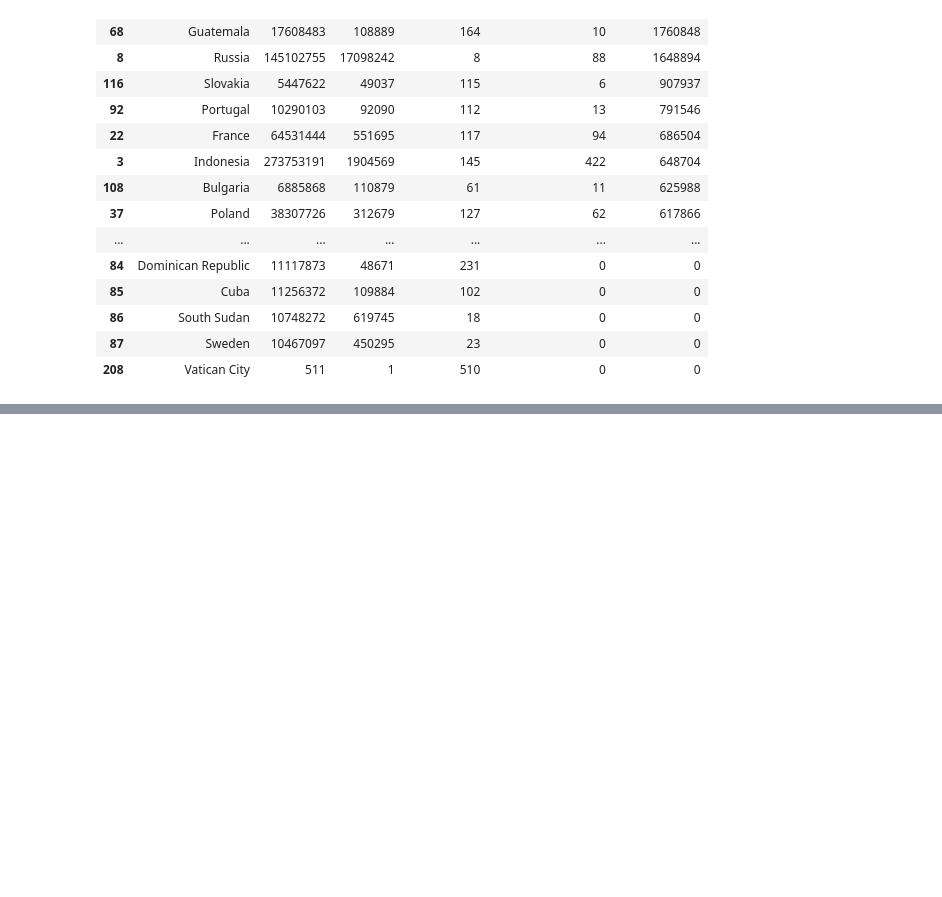
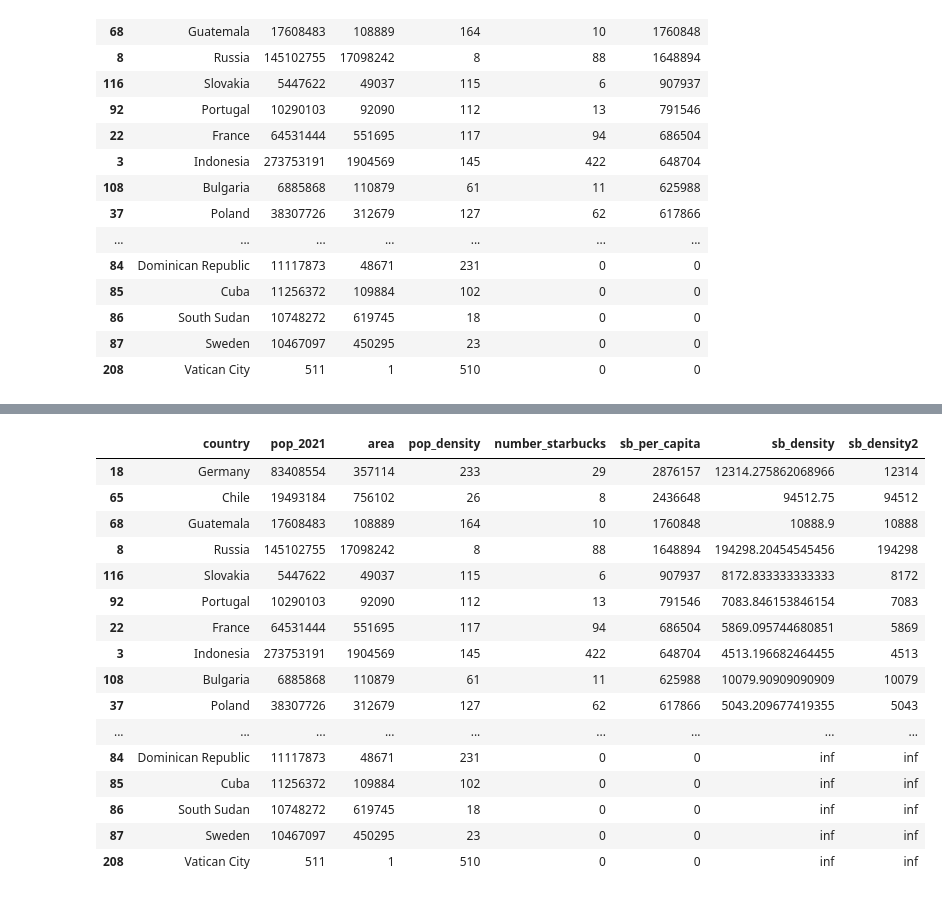
Before and after one commit to hollyjanedalton/final_ironhack_project, a Jupyter notebook: country_pop.ipynb, the cells around one changed output, grey strips where cells are left out. Drawn from its saved outputs; the diff is of its cells as text; code cells hidden in the pictures; blank space fills up the shorter version.

```diff
--- a/country_pop.ipynb
+++ b/country_pop.ipynb
@@ -1109,3 +1109,9 @@ capita
 | 86 | South Sudan | 10748272 | 619745 | 18 | 0 | 0 |
 | 87 | Sweden | 10467097 | 450295 | 23 | 0 | 0 |
 | 208 | Vatican City | 511 | 1 | 510 | 0 | 0 |
+# %%
+#starbucks area density= area of a country/number of starbucks
+#add_capita['sb_per_capita'] = add_capita['pop_2021']/add_capita['number_starbucks']
+
+capita['sb_density'] = capita['area']/capita['number_starbucks']
+capita
@@ -1111,0 +1147,3 @@ capita
+# %%
+capita['sb_density'] = capita['sb_density'].apply(format_float)
+capita
@@ -1111,0 +1168,21 @@ capita
+# %%
+capita['sb_density2'] = capita['sb_density'].apply(capita_num)
+capita
+# %% [output]
+|  | country | pop_2021 | area | pop_density | number_starbucks | sb_per_capita | sb_density | sb_density2 |
+| 18 | Germany | 83408554 | 357114 | 233 | 29 | 2876157 | 12314.275862068966 | 12314 |
+| 65 | Chile | 19493184 | 756102 | 26 | 8 | 2436648 | 94512.75 | 94512 |
+| 68 | Guatemala | 17608483 | 108889 | 164 | 10 | 1760848 | 10888.9 | 10888 |
+| 8 | Russia | 145102755 | 17098242 | 8 | 88 | 1648894 | 194298.20454545456 | 194298 |
+| 116 | Slovakia | 5447622 | 49037 | 115 | 6 | 907937 | 8172.833333333333 | 8172 |
+| 92 | Portugal | 10290103 | 92090 | 112 | 13 | 791546 | 7083.846153846154 | 7083 |
+| 22 | France | 64531444 | 551695 | 117 | 94 | 686504 | 5869.095744680851 | 5869 |
+| 3 | Indonesia | 273753191 | 1904569 | 145 | 422 | 648704 | 4513.196682464455 | 4513 |
+| 108 | Bulgaria | 6885868 | 110879 | 61 | 11 | 625988 | 10079.90909090909 | 10079 |
+| 37 | Poland | 38307726 | 312679 | 127 | 62 | 617866 | 5043.209677419355 | 5043 |
+| ... | ... | ... | ... | ... | ... | ... | ... | ... |
+| 84 | Dominican Republic | 11117873 | 48671 | 231 | 0 | 0 | inf | inf |
+| 85 | Cuba | 11256372 | 109884 | 102 | 0 | 0 | inf | inf |
+| 86 | South Sudan | 10748272 | 619745 | 18 | 0 | 0 | inf | inf |
+| 87 | Sweden | 10467097 | 450295 | 23 | 0 | 0 | inf | inf |
+| 208 | Vatican City | 511 | 1 | 510 | 0 | 0 | inf | inf |
```
Also changed, not shown: parts of 8 cells of this notebook, 1 other file.
